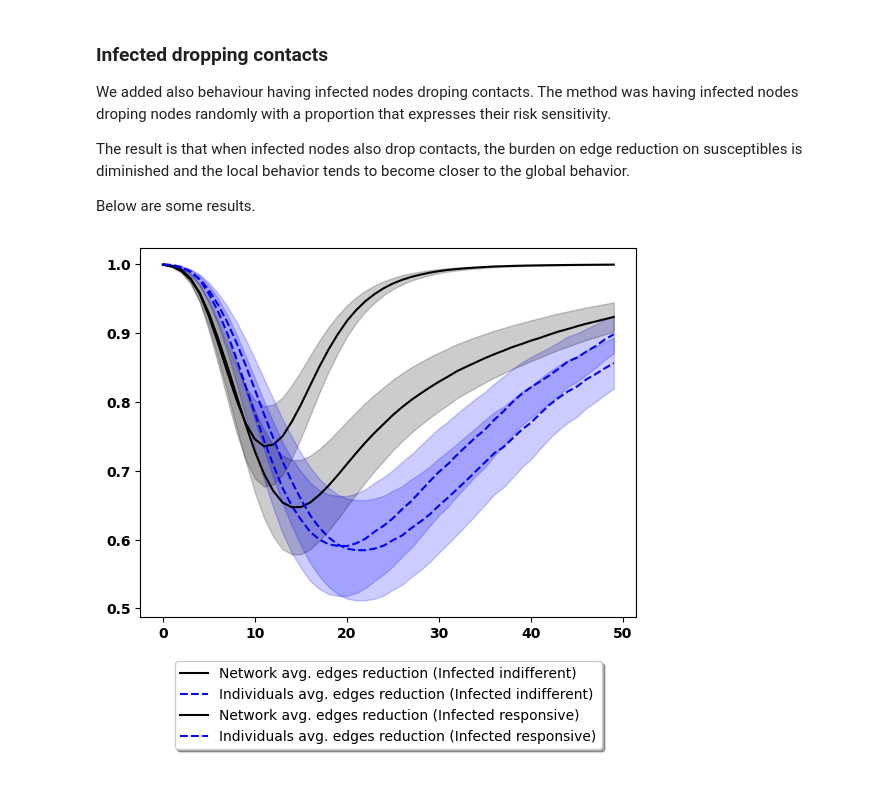
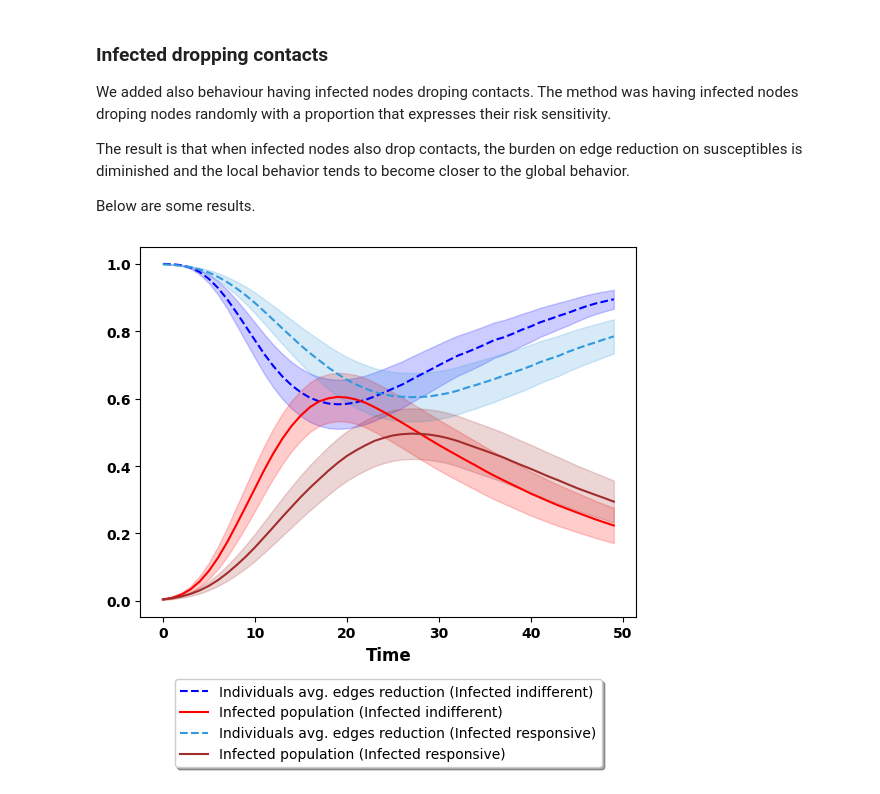
Before and after one commit to JimmyCalvoMonge/AdaptiveNetworks, a Jupyter notebook: network_experiments.ipynb, the cells around one changed output. Saved outputs shown, nothing was run; the diff lists cells and outputs as text; code cells hidden in the pictures.

```diff
--- a/network_experiments.ipynb
+++ b/network_experiments.ipynb
@@ -1123,8 +1123,8 @@ The result is that when infected nodes also drop contacts, the burden on edge re
 
 Below are some results.
 # %%
-bepidist_no_drop = pd.read_csv('./Data/20251102085316_bepidist_0.05_7_figure_data.csv')
-bepidist_drop = pd.read_csv('./Data/20251102085637_bepidist_0.05_7_figure_data.csv')
+bepidist_no_drop = pd.read_csv('./Data/20251102092420_bepidist_0.05_7_figure_data.csv')
+bepidist_drop = pd.read_csv('./Data/20251102092744_bepidist_0.05_7_figure_data.csv')
 bepidist_no_drop = bepidist_no_drop.apply(pd.to_numeric)
 bepidist_drop = bepidist_drop.apply(pd.to_numeric)
 # %%
@@ -1144,44 +1144,44 @@ i_mean_drop = [i/500 for i in i_mean_drop]
 i_min_drop = [m*(0.7 + (1 - (1-m))*0.3) for m in i_mean_drop]
 i_max_drop = [min(m*(1.3 - (1 - (1-m))*0.3),1) for m in i_mean_drop]
 mean_all_drop = bepidist_drop['edgecount_mean'].astype(float).tolist()
 lower_all_drop = [m*(0.7 + (1 - (1-m))*0.3) for m in mean_all_drop] # bepidist['edgecount_min'].astype(float).tolist()
 upper_all_drop = [min(m*(1.3 - (1 - (1-m))*0.3),1) for m in mean_all_drop] # bepidist['edgecount_max'].astype(float).tolist()
 mean_sus_drop = bepidist_drop['suscedgecount_mean'].astype(float).tolist()
 lower_sus_drop = [m*(0.7 + (1 - (1-m))*0.3) for m in mean_sus_drop] #  bepidist['suscedgecount_min'].astype(float).tolist()
 upper_sus_drop = [min(m*(1.3 - (1 - (1-m))*0.3),1) for m in mean_sus_drop] # bepidist['suscedgecount_max'].astype(float).tolist()
 
 top = 50
 
 plt.figure()
 
 # No drop
-plt.plot(mean_all[0:top],'-k', label="Network avg. edges reduction (Infected indifferent)")
-plt.fill_between(range(top), upper_all[0:top], lower_all[0:top], color="k", alpha=0.2)
+# plt.plot(mean_all[0:top],'-k', label="Network avg. edges reduction (Infected indifferent)")
+# plt.fill_between(range(top), upper_all[0:top], lower_all[0:top], color="k", alpha=0.2)
 plt.plot(mean_sus[0:top], linestyle='--', color='b', label="Individuals avg. edges reduction (Infected indifferent)")
 plt.fill_between(range(top), upper_sus[0:top], lower_sus[0:top], color="b", alpha=0.2)
-# plt.plot(i_mean[0:top],'-r') #, label="Network avg. edges reduction")
-# plt.fill_between(range(top), i_max[0:top], i_min[0:top], color="r", alpha=0.2)
+plt.plot(i_mean[0:top],'-r', label="Infected population (Infected indifferent)")
+plt.fill_between(range(top), i_max[0:top], i_min[0:top], color="r", alpha=0.2)
 
 # Drop
-plt.plot(mean_all_drop[0:top],'-k', label="Network avg. edges reduction (Infected responsive)")
-plt.fill_between(range(top), upper_all_drop[0:top], lower_all_drop[0:top], color="k", alpha=0.2)
-plt.plot(mean_sus_drop[0:top], linestyle='--', color='b', label="Individuals avg. edges reduction (Infected responsive)")
-plt.fill_between(range(top), upper_sus_drop[0:top], lower_sus_drop[0:top], color="b", alpha=0.2)
-# plt.plot(i_mean_drop[0:top],'-r') #, label="Network avg. edges reduction")
-# plt.fill_between(range(top), i_max_drop[0:top], i_min_drop[0:top], color="r", alpha=0.2)
+# plt.plot(mean_all_drop[0:top],'#DEAB57', label="Network avg. edges reduction (Infected responsive)")
+# plt.fill_between(range(top), upper_all_drop[0:top], lower_all_drop[0:top], color="#DEAB57", alpha=0.2)
+plt.plot(mean_sus_drop[0:top], linestyle='--', color='#3399DE', label="Individuals avg. edges reduction (Infected responsive)")
+plt.fill_between(range(top), upper_sus_drop[0:top], lower_sus_drop[0:top], color="#3399DE", alpha=0.2)
+plt.plot(i_mean_drop[0:top],'#A22D2D', label="Infected population (Infected responsive)")
+plt.fill_between(range(top), i_max_drop[0:top], i_min_drop[0:top], color="#A22D2D", alpha=0.2)
 
 ax = plt.gca() # Get current axes
 for tick in ax.get_xticklabels():
     tick.set_fontweight('bold')
 for tick in ax.get_yticklabels():
     tick.set_fontweight('bold')
 
-ax.legend(loc='upper center', bbox_to_anchor=(0.5, -0.1),
+ax.legend(loc='upper center', bbox_to_anchor=(0.5, -0.15),
           fancybox=True, shadow=True, ncol=1)
 
-# Save the figure
-# plt.savefig('./FIGRE2A3A.png')
+ax.set_xlabel("Time", fontsize=12, fontweight='bold')
+# plt.ylabel("Planning horizon (days)")
 
 plt.show()
 # %% [output]
-[figure, old version]
+[figure, new version]
```
Also changed, not shown: parts of 2 cells of this notebook, 1 other file.
